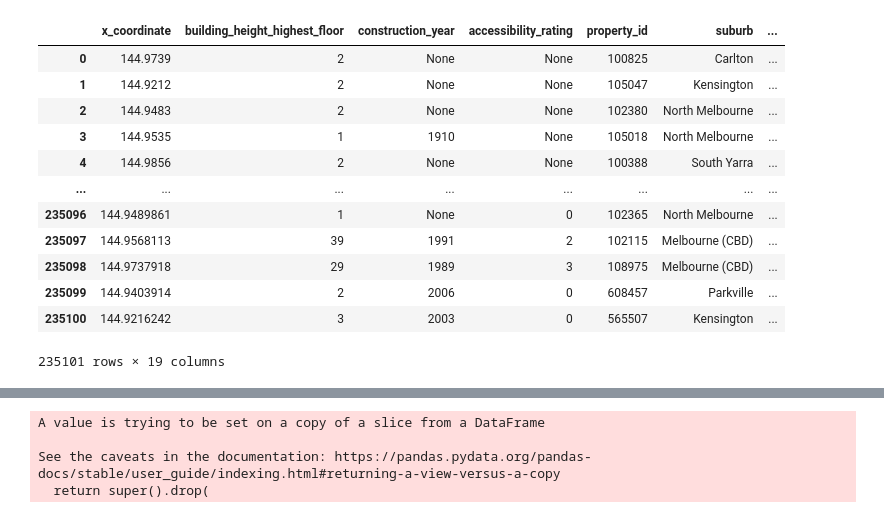
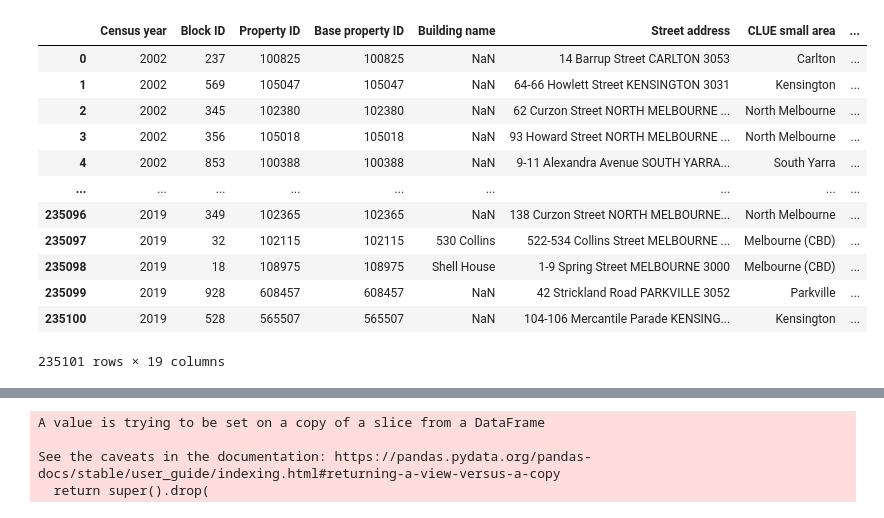
Before and after one commit to zcye11/TA33-MoBuddy, a Jupyter notebook: Python Script/Iteration 2 - Buildings.ipynb, the cells around one changed output, grey strips where cells are left out. Drawn from its saved outputs; the diff is of its cells as text; code cells hidden in the pictures.

```diff
--- a/Python Script/Iteration 2 - Buildings.ipynb
+++ b/Python Script/Iteration 2 - Buildings.ipynb
@@ -6,21 +6,21 @@ import fiona
 # %%
 fiona.supported_drivers['KML'] = 'rw'
 # %%
-gdf = gpd.read_file('./Buildings.geojson')
+df = pd.read_csv('./Buildings.csv')
 # %%
-gdf
+df
 # %% [output]
-|  | x_coordinate | building_height_highest_floor | construction_year | accessibility_rating | property_id | suburb | ... |
-| 0 | 144.9739 | 2 | None | None | 100825 | Carlton | ... |
-| 1 | 144.9212 | 2 | None | None | 105047 | Kensington | ... |
-| 2 | 144.9483 | 2 | None | None | 102380 | North Melbourne | ... |
-| 3 | 144.9535 | 1 | 1910 | None | 105018 | North Melbourne | ... |
-| 4 | 144.9856 | 2 | None | None | 100388 | South Yarra | ... |
-| ... | ... | ... | ... | ... | ... | ... | ... |
-| 235096 | 144.9489861 | 1 | None | 0 | 102365 | North Melbourne | ... |
-| 235097 | 144.9568113 | 39 | 1991 | 2 | 102115 | Melbourne (CBD) | ... |
-| 235098 | 144.9737918 | 29 | 1989 | 3 | 108975 | Melbourne (CBD) | ... |
-| 235099 | 144.9403914 | 2 | 2006 | 0 | 608457 | Parkville | ... |
-| 235100 | 144.9216242 | 3 | 2003 | 0 | 565507 | Kensington | ... |
+|  | Census year | Block ID | Property ID | Base property ID | Building name | Street address | CLUE small area | ... |
+| 0 | 2002 | 237 | 100825 | 100825 | NaN | 14 Barrup Street CARLTON 3053 | Carlton | ... |
+| 1 | 2002 | 569 | 105047 | 105047 | NaN | 64-66 Howlett Street KENSINGTON 3031 | Kensington | ... |
+| 2 | 2002 | 345 | 102380 | 102380 | NaN | 62 Curzon Street NORTH MELBOURNE ... | North Melbourne | ... |
+| 3 | 2002 | 356 | 105018 | 105018 | NaN | 93 Howard Street NORTH MELBOURNE ... | North Melbourne | ... |
+| 4 | 2002 | 853 | 100388 | 100388 | NaN | 9-11 Alexandra Avenue SOUTH YARRA... | South Yarra | ... |
+| ... | ... | ... | ... | ... | ... | ... | ... | ... |
+| 235096 | 2019 | 349 | 102365 | 102365 | NaN | 138 Curzon Street NORTH MELBOURNE... | North Melbourne | ... |
+| 235097 | 2019 | 32 | 102115 | 102115 | 530 Collins | 522-534 Collins Street MELBOURNE ... | Melbourne (CBD) | ... |
+| 235098 | 2019 | 18 | 108975 | 108975 | Shell House | 1-9 Spring Street MELBOURNE 3000 | Melbourne (CBD) | ... |
+| 235099 | 2019 | 928 | 608457 | 608457 | NaN | 42 Strickland Road PARKVILLE 3052 | Parkville | ... |
+| 235100 | 2019 | 528 | 565507 | 565507 | NaN | 104-106 Mercantile Parade KENSING... | Kensington | ... |
 235101 rows × 19 columns
 # %%
```
Also changed, not shown: parts of 33 cells of this notebook, 1 other file.
